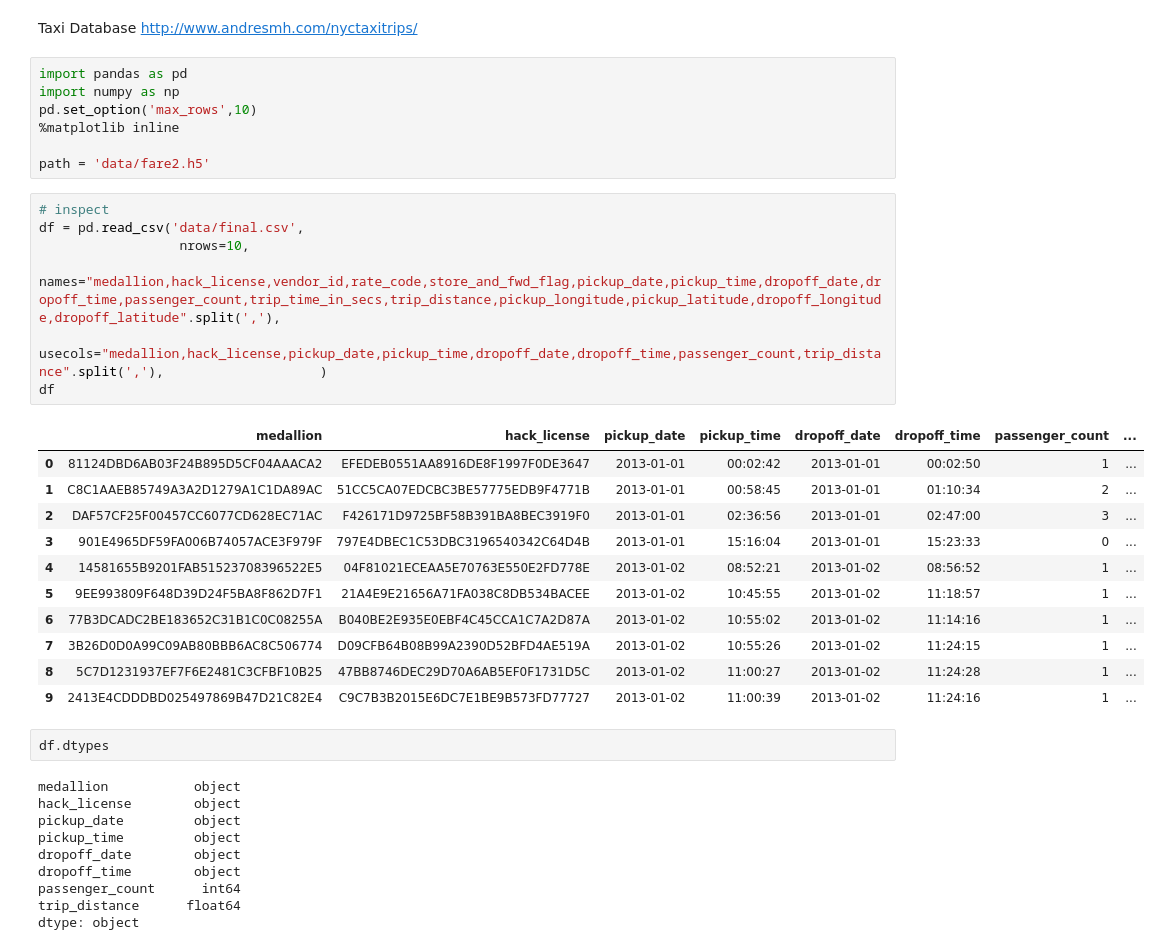
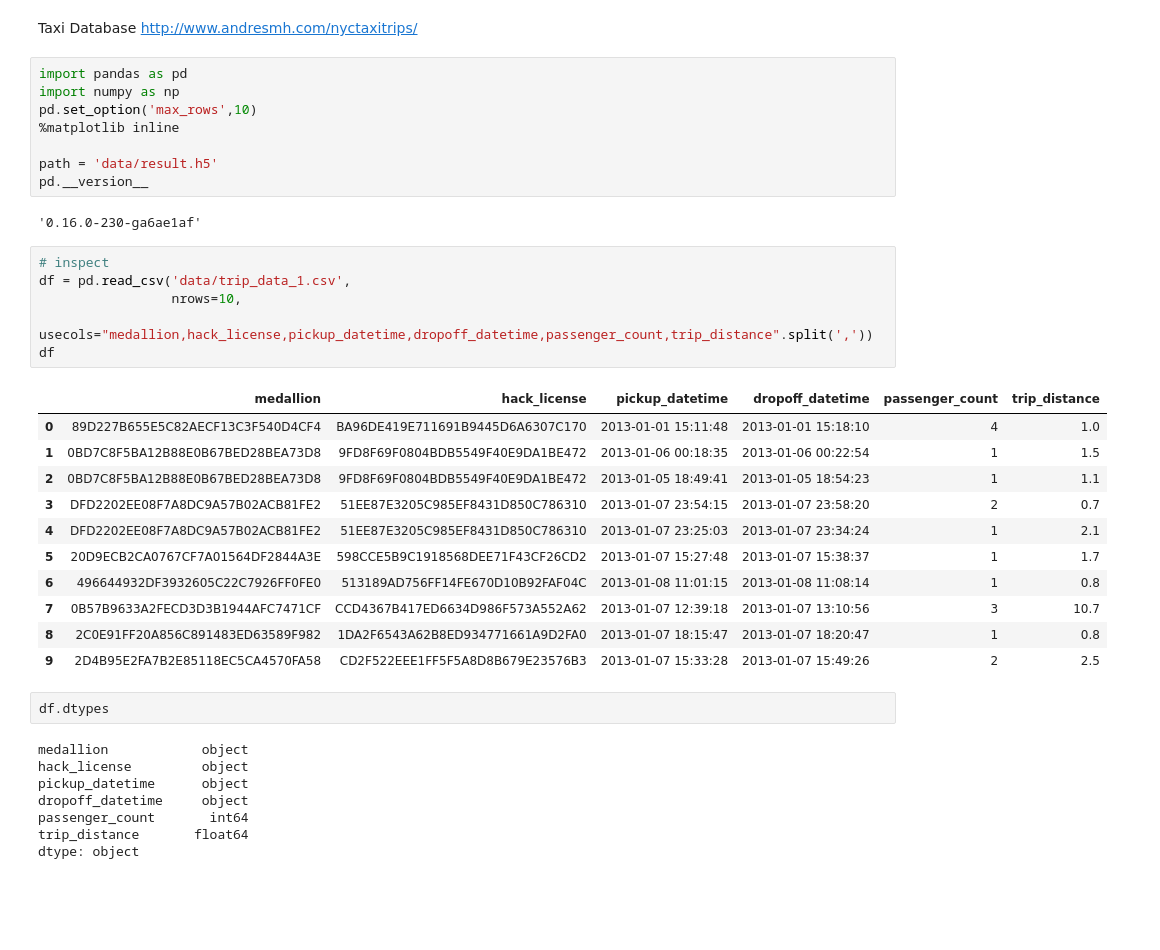
Before and after one commit to jreback/metis, a Jupyter notebook: Taxi Data.ipynb, the cells around one changed output. Cells and saved outputs as stored; diff of their text form; blank space fills up the shorter version.

```diff
--- a/Taxi Data.ipynb
+++ b/Taxi Data.ipynb
@@ -7,36 +7,36 @@ import numpy as np
 pd.set_option('max_rows',10)
 %matplotlib inline
 
-path = 'data/fare2.h5'
+path = 'data/result.h5'
+pd.__version__
+# %% [output]
+'0.16.0-230-ga6ae1af'
 # %%
 # inspect
-df = pd.read_csv('data/final.csv',
-                  nrows=10,
-                  names="medallion,hack_license,vendor_id,rate_code,store_and_fwd_flag,pickup_date,pickup_time,dropoff_date,dropoff_time,passenger_count,trip_time_in_secs,trip_distance,pickup_longitude,pickup_latitude,dropoff_longitude,dropoff_latitude".split(','),
-                  usecols="medallion,hack_license,pickup_date,pickup_time,dropoff_date,dropoff_time,passenger_count,trip_distance".split(','),                    )
+df = pd.read_csv('data/trip_data_1.csv',
+                 nrows=10,
+                 usecols="medallion,hack_license,pickup_datetime,dropoff_datetime,passenger_count,trip_distance".split(','))
 df
 # %% [output]
-|  | medallion | hack_license | pickup_date | pickup_time | dropoff_date | dropoff_time | passenger_count | ... |
-| 0 | 81124DBD6AB03F24B895D5CF04AAACA2 | EFEDEB0551AA8916DE8F1997F0DE3647 | 2013-01-01 | 00:02:42 | 2013-01-01 | 00:02:50 | 1 | ... |
-| 1 | C8C1AAEB85749A3A2D1279A1C1DA89AC | 51CC5CA07EDCBC3BE57775EDB9F4771B | 2013-01-01 | 00:58:45 | 2013-01-01 | 01:10:34 | 2 | ... |
-| 2 | DAF57CF25F00457CC6077CD628EC71AC | F426171D9725BF58B391BA8BEC3919F0 | 2013-01-01 | 02:36:56 | 2013-01-01 | 02:47:00 | 3 | ... |
-| 3 | 901E4965DF59FA006B74057ACE3F979F | 797E4DBEC1C53DBC3196540342C64D4B | 2013-01-01 | 15:16:04 | 2013-01-01 | 15:23:33 | 0 | ... |
-| 4 | 14581655B9201FAB51523708396522E5 | 04F81021ECEAA5E70763E550E2FD778E | 2013-01-02 | 08:52:21 | 2013-01-02 | 08:56:52 | 1 | ... |
-| 5 | 9EE993809F648D39D24F5BA8F862D7F1 | 21A4E9E21656A71FA038C8DB534BACEE | 2013-01-02 | 10:45:55 | 2013-01-02 | 11:18:57 | 1 | ... |
-| 6 | 77B3DCADC2BE183652C31B1C0C08255A | B040BE2E935E0EBF4C45CCA1C7A2D87A | 2013-01-02 | 10:55:02 | 2013-01-02 | 11:14:16 | 1 | ... |
-| 7 | 3B26D0D0A99C09AB80BBB6AC8C506774 | D09CFB64B08B99A2390D52BFD4AE519A | 2013-01-02 | 10:55:26 | 2013-01-02 | 11:24:15 | 1 | ... |
-| 8 | 5C7D1231937EF7F6E2481C3CFBF10B25 | 47BB8746DEC29D70A6AB5EF0F1731D5C | 2013-01-02 | 11:00:27 | 2013-01-02 | 11:24:28 | 1 | ... |
-| 9 | 2413E4CDDDBD025497869B47D21C82E4 | C9C7B3B2015E6DC7E1BE9B573FD77727 | 2013-01-02 | 11:00:39 | 2013-01-02 | 11:24:16 | 1 | ... |
+|  | medallion | hack_license | pickup_datetime | dropoff_datetime | passenger_count | trip_distance |
+| 0 | 89D227B655E5C82AECF13C3F540D4CF4 | BA96DE419E711691B9445D6A6307C170 | 2013-01-01 15:11:48 | 2013-01-01 15:18:10 | 4 | 1.0 |
+| 1 | 0BD7C8F5BA12B88E0B67BED28BEA73D8 | 9FD8F69F0804BDB5549F40E9DA1BE472 | 2013-01-06 00:18:35 | 2013-01-06 00:22:54 | 1 | 1.5 |
+| 2 | 0BD7C8F5BA12B88E0B67BED28BEA73D8 | 9FD8F69F0804BDB5549F40E9DA1BE472 | 2013-01-05 18:49:41 | 2013-01-05 18:54:23 | 1 | 1.1 |
+| 3 | DFD2202EE08F7A8DC9A57B02ACB81FE2 | 51EE87E3205C985EF8431D850C786310 | 2013-01-07 23:54:15 | 2013-01-07 23:58:20 | 2 | 0.7 |
+| 4 | DFD2202EE08F7A8DC9A57B02ACB81FE2 | 51EE87E3205C985EF8431D850C786310 | 2013-01-07 23:25:03 | 2013-01-07 23:34:24 | 1 | 2.1 |
+| 5 | 20D9ECB2CA0767CF7A01564DF2844A3E | 598CCE5B9C1918568DEE71F43CF26CD2 | 2013-01-07 15:27:48 | 2013-01-07 15:38:37 | 1 | 1.7 |
+| 6 | 496644932DF3932605C22C7926FF0FE0 | 513189AD756FF14FE670D10B92FAF04C | 2013-01-08 11:01:15 | 2013-01-08 11:08:14 | 1 | 0.8 |
+| 7 | 0B57B9633A2FECD3D3B1944AFC7471CF | CCD4367B417ED6634D986F573A552A62 | 2013-01-07 12:39:18 | 2013-01-07 13:10:56 | 3 | 10.7 |
+| 8 | 2C0E91FF20A856C891483ED63589F982 | 1DA2F6543A62B8ED934771661A9D2FA0 | 2013-01-07 18:15:47 | 2013-01-07 18:20:47 | 1 | 0.8 |
+| 9 | 2D4B95E2FA7B2E85118EC5CA4570FA58 | CD2F522EEE1FF5F5A8D8B679E23576B3 | 2013-01-07 15:33:28 | 2013-01-07 15:49:26 | 2 | 2.5 |
 # %%
 df.dtypes
 # %% [output]
-medallion           object
-hack_license        object
-pickup_date         object
-pickup_time         object
-dropoff_date        object
-dropoff_time        object
-passenger_count      int64
-trip_distance      float64
+medallion            object
+hack_license         object
+pickup_datetime      object
+dropoff_datetime     object
+passenger_count       int64
+trip_distance       float64
 dtype: object
 # %%
```
Also changed, not shown: parts of 34 cells of this notebook, 1 other file.
